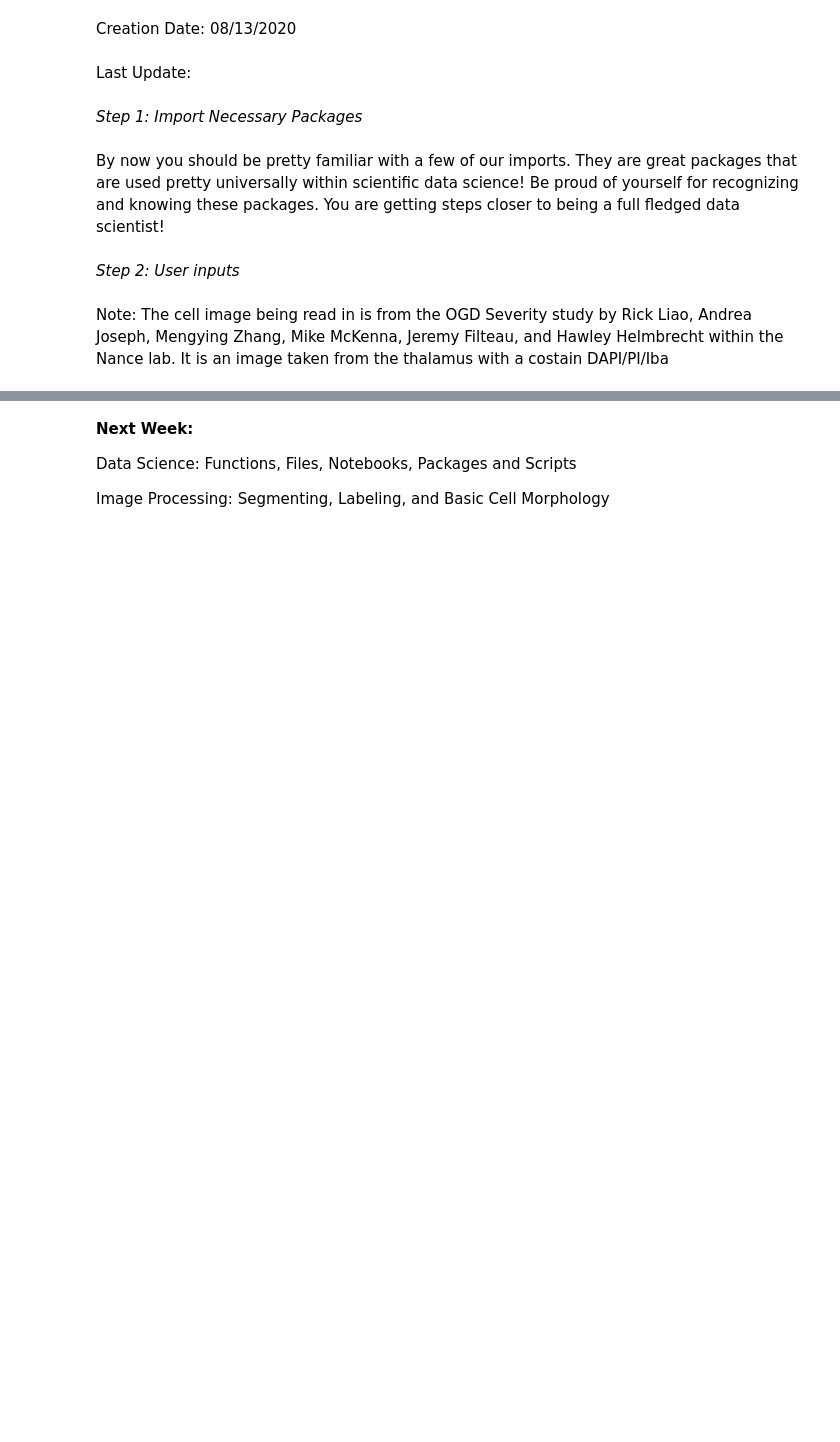
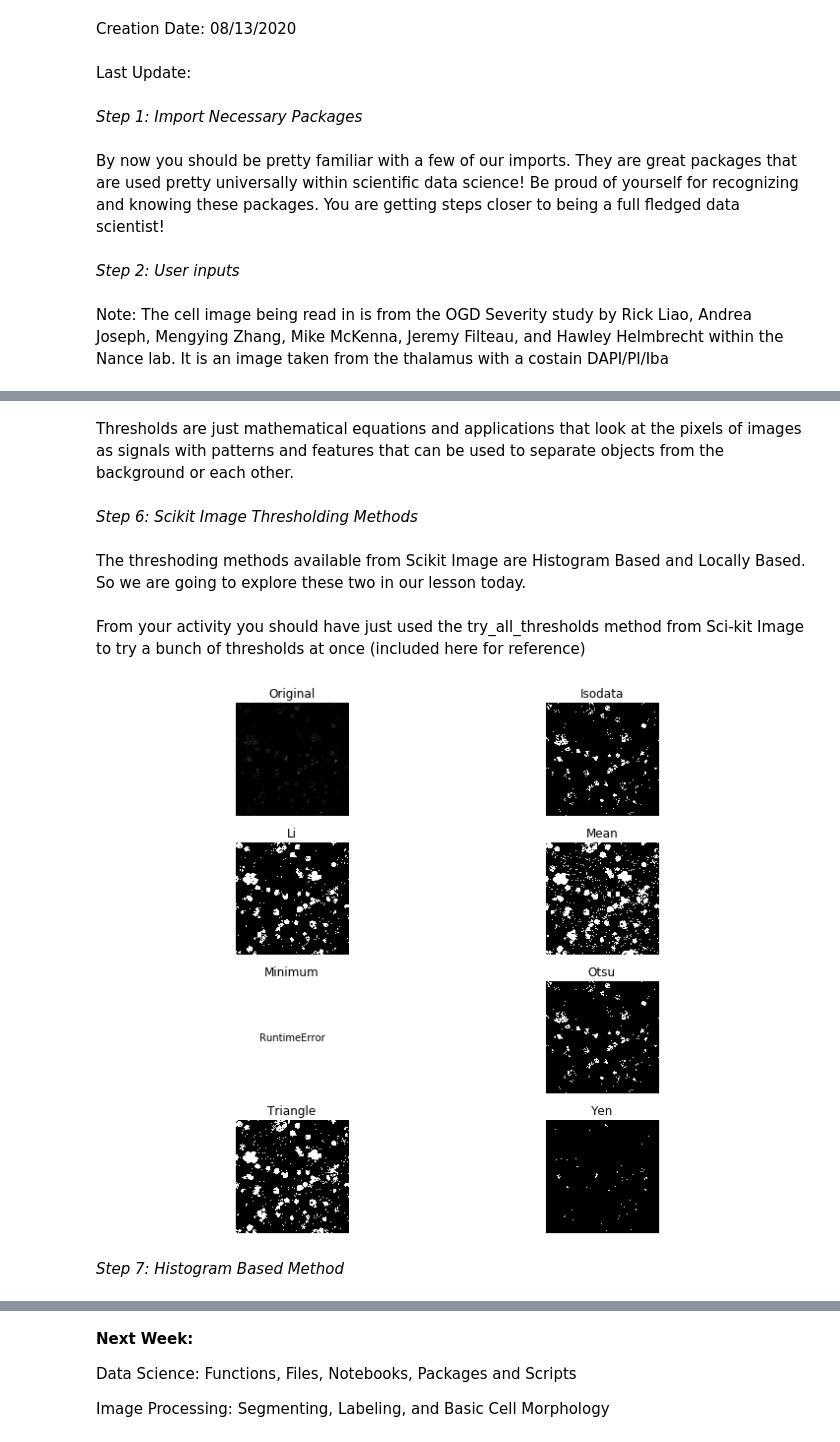
Before and after one commit to Nance-Lab/textile, a Jupyter notebook: modules/module6_iplesson.ipynb, the cells around one changed output, grey strips where cells are left out. Saved outputs shown, nothing was run; the diff lists cells and outputs as text; code cells hidden in the pictures; blank space fills up the shorter version.

```diff
--- a/modules/module6_iplesson.ipynb
+++ b/modules/module6_iplesson.ipynb
@@ -31,0 +48,4 @@ Note: The cell image being read in is from the OGD Severity study by Rick Liao,
+# %%
+red_cell_im = cell_im[:,:, 0]
+green_cell_im = cell_im[:,:,1]
+blue_cell_im = cell_im[:,:,2]
@@ -31,0 +71,15 @@ Note: The cell image being read in is from the OGD Severity study by Rick Liao,
+# %% [markdown]
+Thresholds are just mathematical equations and applications that look at the pixels of images as signals with patterns and features that can be used to separate objects from the background or each other.
+# %% [markdown]
+*Step 6: Scikit Image Thresholding Methods*
+# %% [markdown]
+The threshoding methods available from Scikit Image are Histogram Based and Locally Based. So we are going to explore these two in our lesson today.
+# %% [markdown]
+From your activity you should have just used the try_all_thresholds method from Sci-kit Image to try a bunch of thresholds at once (included here for reference)
+# %%
+fig, ax = skimage.filters.try_all_threshold(green_cell_im, figsize=(10, 8), verbose=False)
+plt.show()
+# %% [output]
+[figure, added]
+# %% [markdown]
+*Step 7: Histogram Based Method*
```
Also changed, not shown: parts of 19 cells of this notebook.
